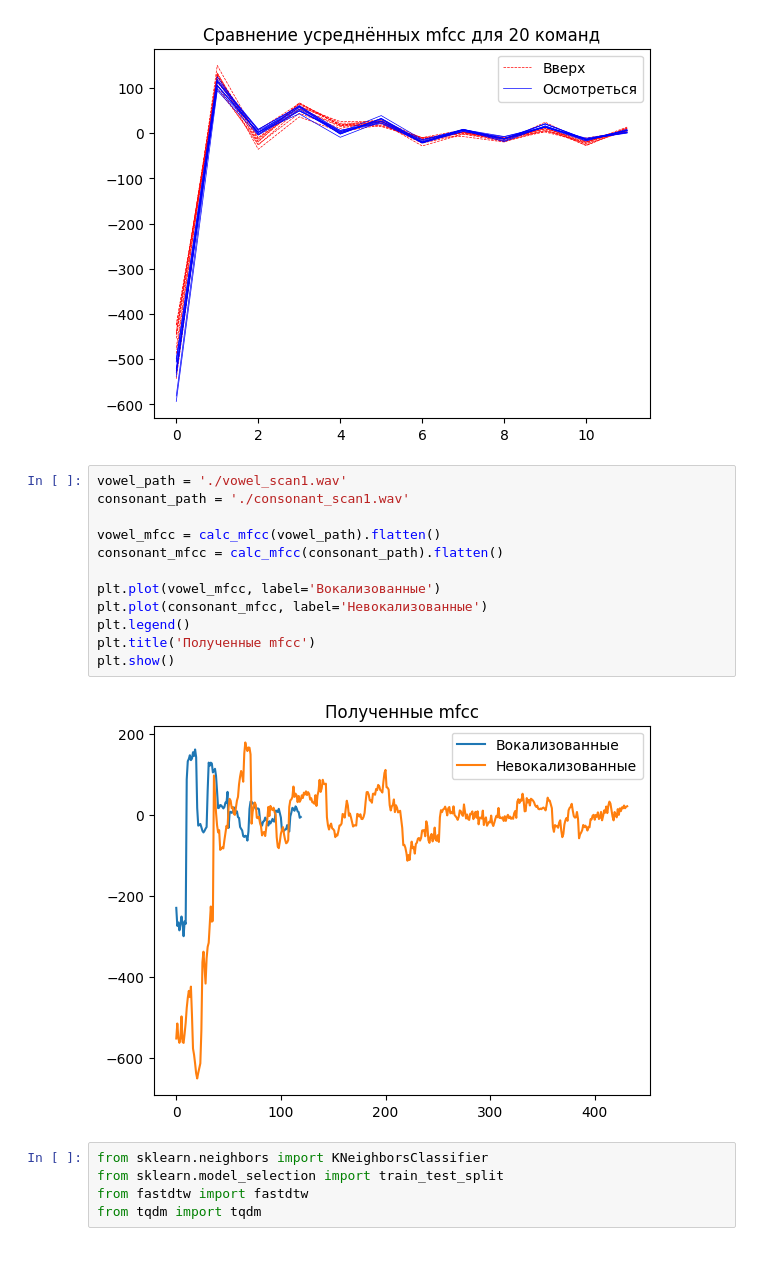
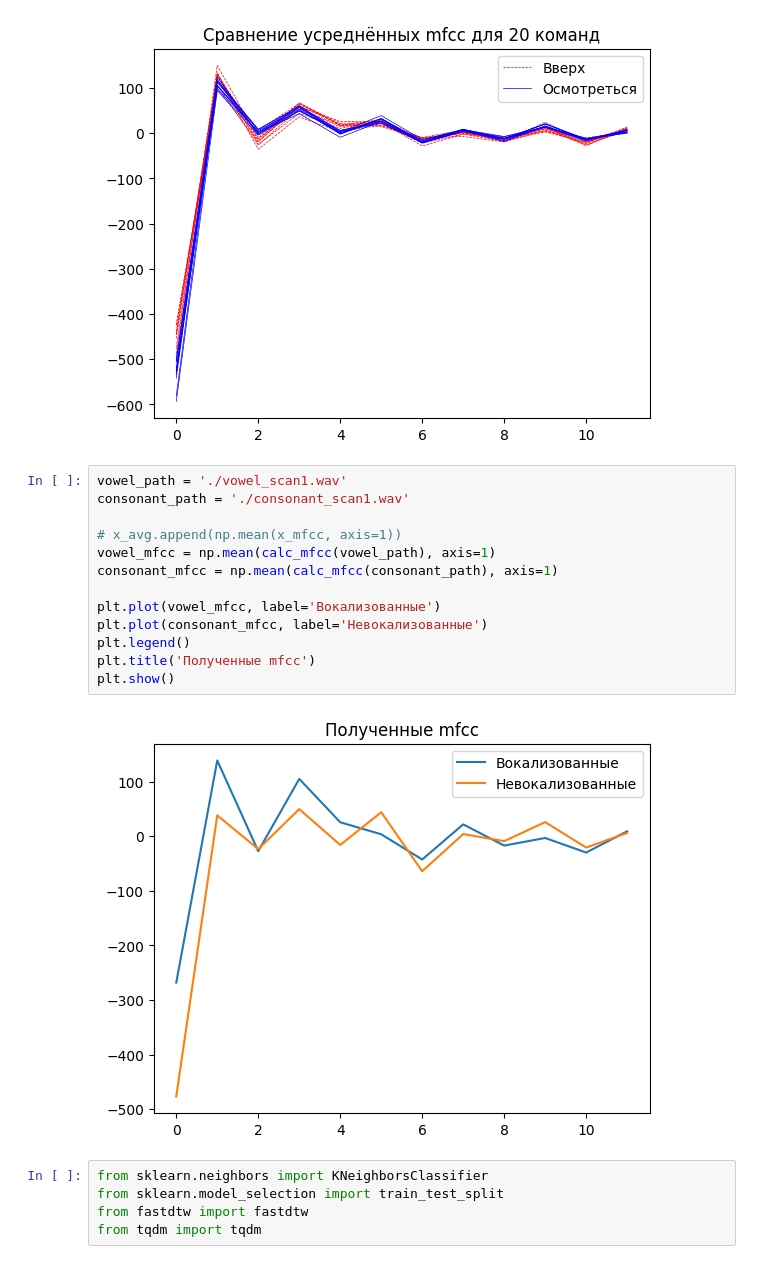
Before and after one commit to ZOaZOaZoa/MAODI, a Jupyter notebook: ЛР3/main.ipynb, the cells around one changed output. Cells and saved outputs as stored; diff of their text form.

```diff
--- a/ЛР3/main.ipynb
+++ b/ЛР3/main.ipynb
@@ -118,17 +118,18 @@ plt.show()
 # %%
 vowel_path = './vowel_scan1.wav'
 consonant_path = './consonant_scan1.wav'
 
-vowel_mfcc = calc_mfcc(vowel_path).flatten()
-consonant_mfcc = calc_mfcc(consonant_path).flatten()
+# x_avg.append(np.mean(x_mfcc, axis=1))
+vowel_mfcc = np.mean(calc_mfcc(vowel_path), axis=1)
+consonant_mfcc = np.mean(calc_mfcc(consonant_path), axis=1)
 
 plt.plot(vowel_mfcc, label='Вокализованные')
 plt.plot(consonant_mfcc, label='Невокализованные')
 plt.legend()
 plt.title('Полученные mfcc')
 plt.show()
 # %% [output]
-[figure, old version]
+[figure, new version]
 # %%
 from sklearn.neighbors import KNeighborsClassifier
 from sklearn.model_selection import train_test_split
```
Also changed, not shown: 38 other files.
